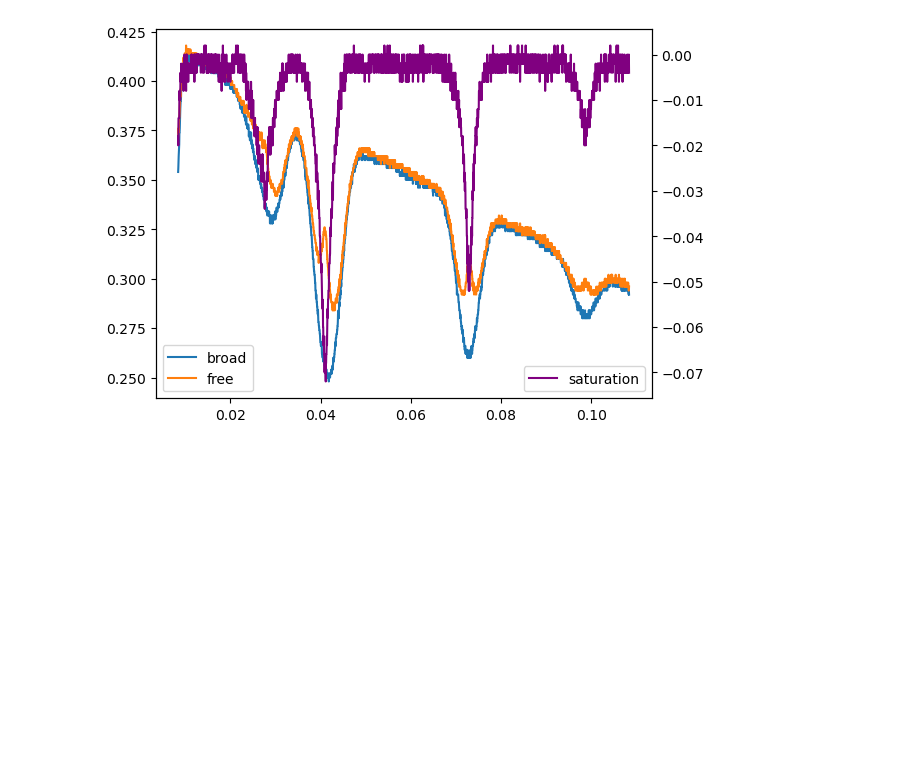
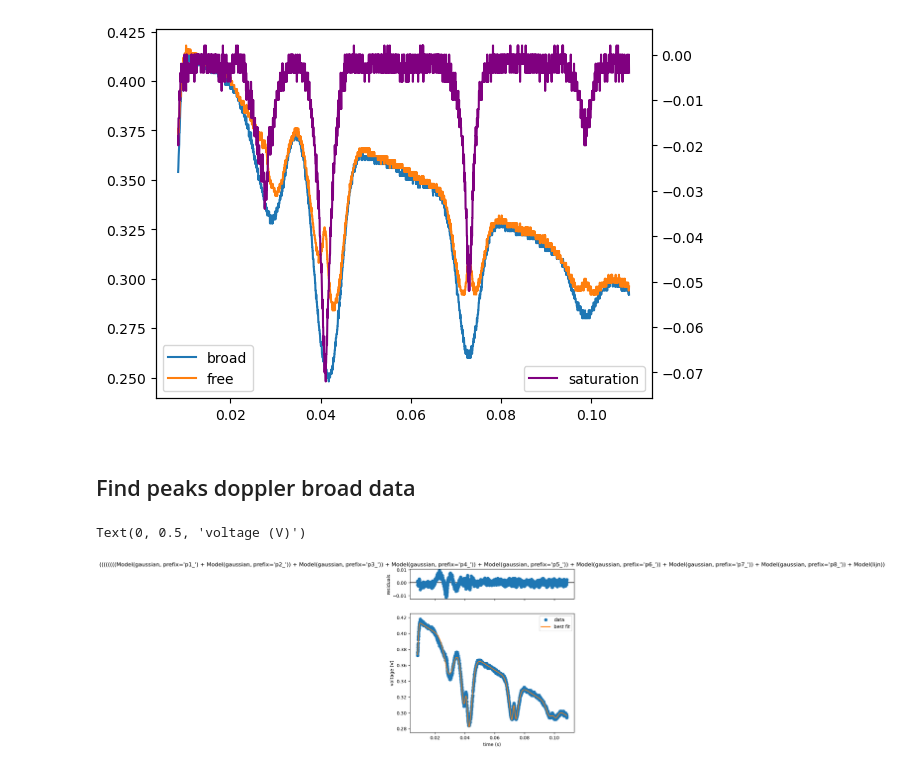
Before and after one commit to sabrahaim/Rubidium-spectrum, a Jupyter notebook: spectra.ipynb, the cells around one changed output. Cells and saved outputs as stored; diff of their text form; code cells hidden in the pictures; blank space fills up the shorter version.

```diff
--- a/spectra.ipynb
+++ b/spectra.ipynb
@@ -131,3 +130,29 @@ ax2.legend(loc='lower right')
 plt.show()
 # %% [output]
 [figure]
+# %% [markdown]
+## Find peaks doppler broad data
+# %%
+gauss1 = models.Model(gaussian, prefix='p1_')
+gauss2 = models.Model(gaussian, prefix='p2_')
+gauss3 = models.Model(gaussian, prefix='p3_')
+gauss4 = models.Model(gaussian, prefix='p4_')
+gauss5 = models.Model(gaussian, prefix='p5_')
+gauss6 = models.Model(gaussian, prefix='p6_')
+gauss7 = models.Model(gaussian, prefix='p7_')
+gauss8 = models.Model(gaussian, prefix='p8_')
+linfunctie = models.Model(lijn, name="lijn")
+
+curve_model_free = gauss1 + gauss2 + gauss3 + gauss4 + gauss5 + gauss6 + gauss7 + gauss8 + linfunctie
+# %%
+params = curve_model_free.make_params(p1_A = -11, p1_mu= 0.03, p1_sigma = 0.003, p2_A = -10, p2_mu = 0.04, p2_sigma = 0.003, p3_A = 3, p3_mu = 0.0422, p3_sigma = 0.003,
+                                       p4_A = 4, p4_mu = 0.07, p4_sigma = 0.003,a = -3,b = 1, p5_A = -11, p5_mu = 0.075, p5_sigma = 0.003,
+                                       p6_A = -11, p6_mu = 0.097, p6_sigma = 0.003, p7_A = -0.1, p7_mu = 0.1, p7_sigma = 0.003, p8_A = -0.05, p8_mu = 0.12, p8_sigma = 0.003)
+fit_result_free = curve_model_free.fit(df['voltage'], params,time = df['time'] )
+# %%
+fit_result_free.plot()
+plt.xlabel("time (s)")
+plt.ylabel("voltage (V)")
+# %% [output]
+Text(0, 0.5, 'voltage (V)')
+[figure, added]
```
Also changed, not shown: parts of 10 cells of this notebook, 6 other files.
